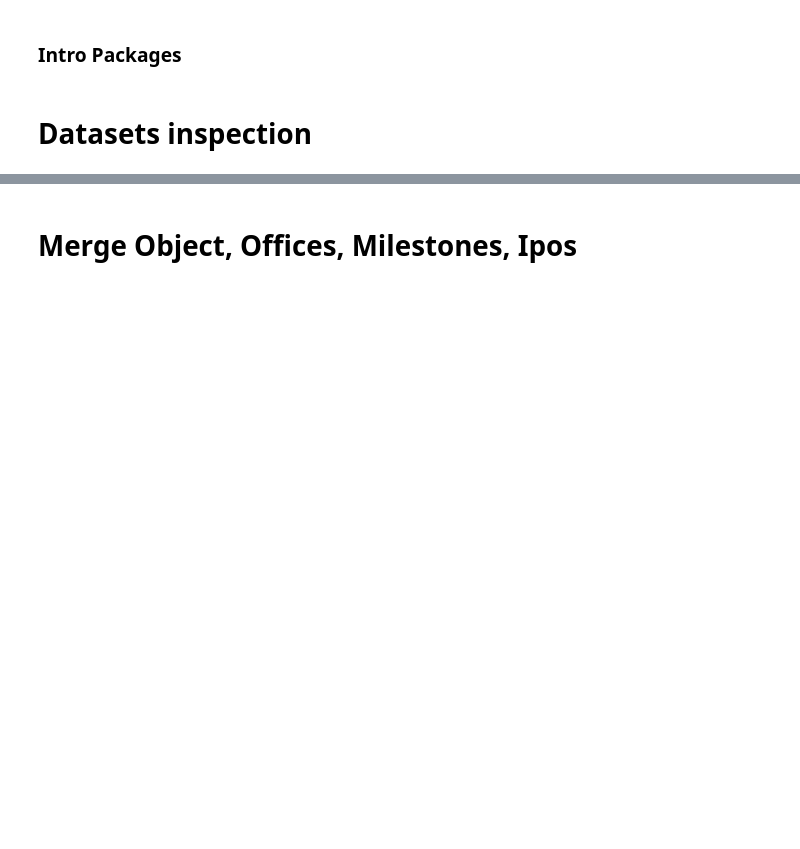
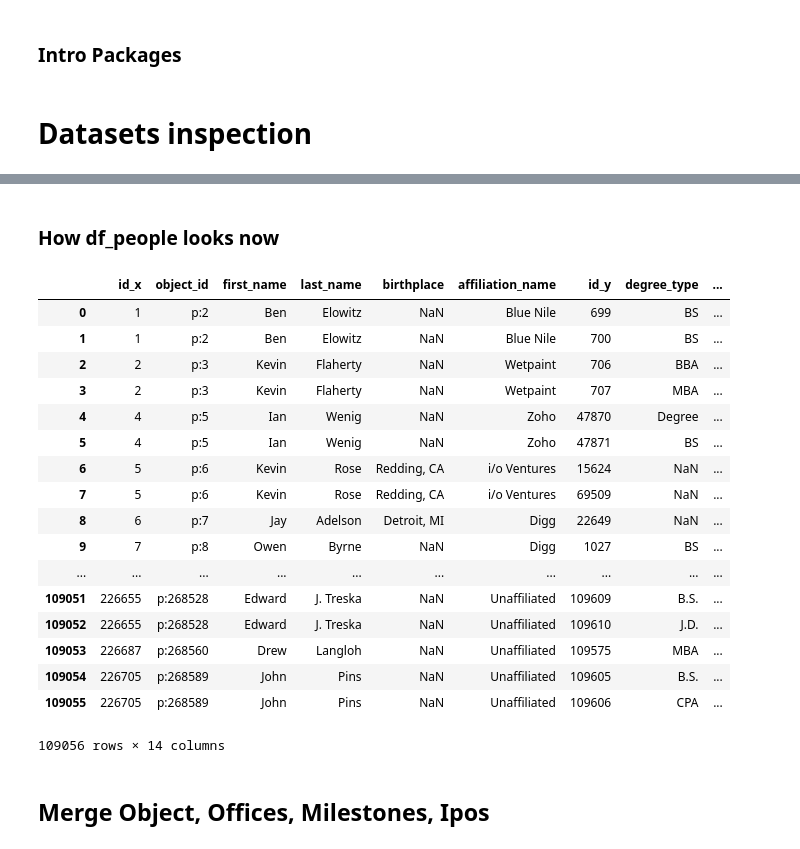
Before and after one commit to oanaale95/TL-Seeder, a Jupyter notebook: DataScienceML.ipynb, the cells around one changed output, grey strips where cells are left out. Drawn from its saved outputs; the diff is of its cells as text; code cells hidden in the pictures; blank space fills up the shorter version.

```diff
--- a/DataScienceML.ipynb
+++ b/DataScienceML.ipynb
@@ -146,0 +18,3 @@ df_peep.drop(columns='Unnamed: 6')
+# %%
+df_degrees = pd.read_csv('cb_degrees.csv')
+df_degrees.head(3)
@@ -146,0 +122,3 @@ df_peep.drop(columns='Unnamed: 6')
+# %%
+df_people= pd.read_csv('cb_people.csv')
+df_people.head(3)
@@ -150,4 +219,30 @@ df_peep.dtypes
+# %%
+# merge the name
+df_peep['full_name'] = df_peep['first_name'] + ' ' +df_peep['last_name']
+# %% [markdown]
+### How df_people looks now
+# %%
+df_peep
+# %% [output]
+|  | id_x | object_id | first_name | last_name | birthplace | affiliation_name | id_y | degree_type | ... |
+| 0 | 1 | p:2 | Ben | Elowitz | NaN | Blue Nile | 699 | BS | ... |
+| 1 | 1 | p:2 | Ben | Elowitz | NaN | Blue Nile | 700 | BS | ... |
+| 2 | 2 | p:3 | Kevin | Flaherty | NaN | Wetpaint | 706 | BBA | ... |
+| 3 | 2 | p:3 | Kevin | Flaherty | NaN | Wetpaint | 707 | MBA | ... |
+| 4 | 4 | p:5 | Ian | Wenig | NaN | Zoho | 47870 | Degree | ... |
+| 5 | 4 | p:5 | Ian | Wenig | NaN | Zoho | 47871 | BS | ... |
+| 6 | 5 | p:6 | Kevin | Rose | Redding, CA | i/o Ventures | 15624 | NaN | ... |
+| 7 | 5 | p:6 | Kevin | Rose | Redding, CA | i/o Ventures | 69509 | NaN | ... |
+| 8 | 6 | p:7 | Jay | Adelson | Detroit, MI | Digg | 22649 | NaN | ... |
+| 9 | 7 | p:8 | Owen | Byrne | NaN | Digg | 1027 | BS | ... |
+| ... | ... | ... | ... | ... | ... | ... | ... | ... | ... |
+| 109051 | 226655 | p:268528 | Edward | J. Treska | NaN | Unaffiliated | 109609 | B.S. | ... |
+| 109052 | 226655 | p:268528 | Edward | J. Treska | NaN | Unaffiliated | 109610 | J.D. | ... |
+| 109053 | 226687 | p:268560 | Drew | Langloh | NaN | Unaffiliated | 109575 | MBA | ... |
+| 109054 | 226705 | p:268589 | John | Pins | NaN | Unaffiliated | 109605 | B.S. | ... |
+| 109055 | 226705 | p:268589 | John | Pins | NaN | Unaffiliated | 109606 | CPA | ... |
+109056 rows × 14 columns
 # %% [markdown]
-# Merge Object, Offices, Milestones, Ipos
+## Merge Object, Offices, Milestones, Ipos
 # %%
 df_offices.head(3)
```
Also changed, not shown: parts of 81 cells of this notebook, 2 other files.
